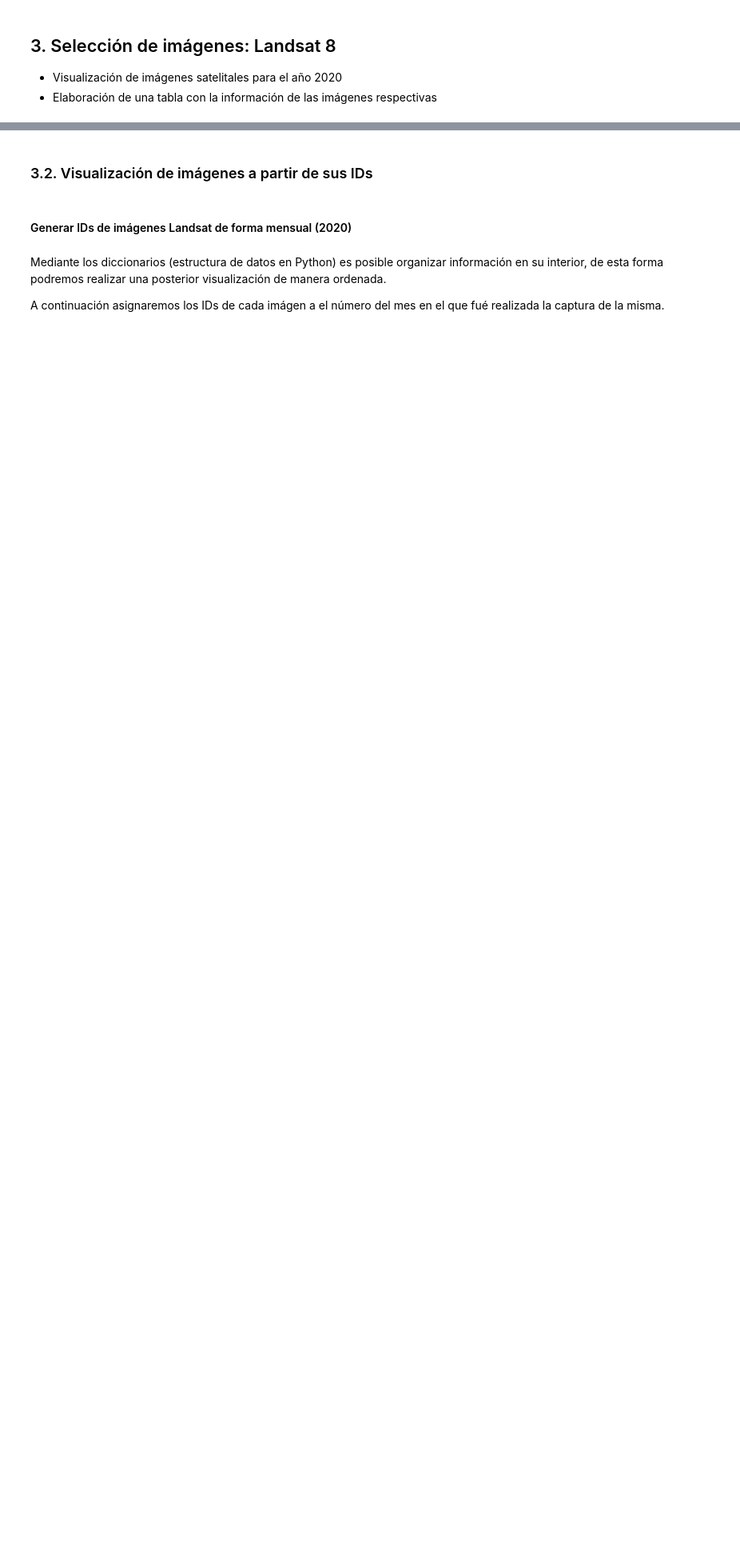
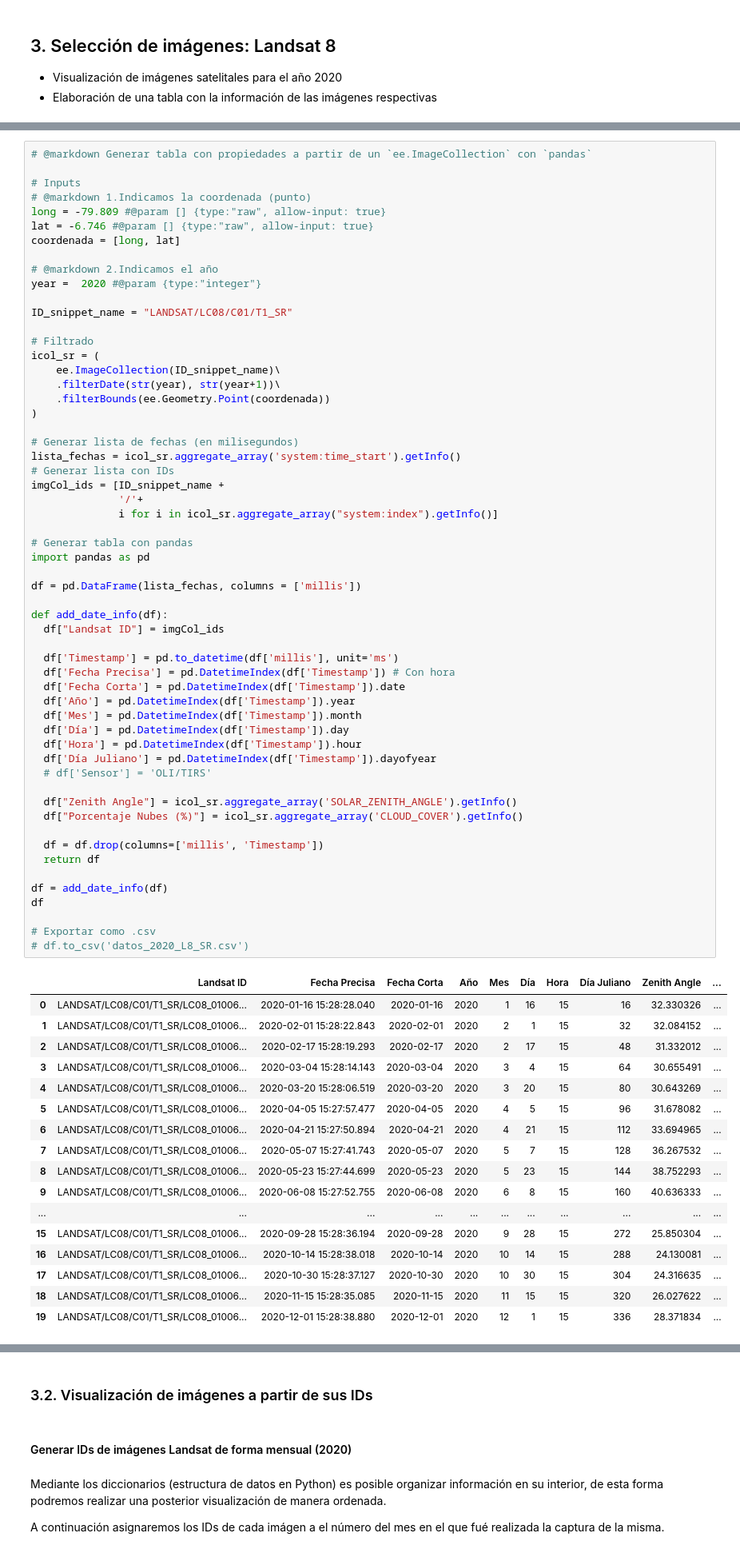
Before and after one commit to vilcagamarracf/Inv_arroz_METRIC, a Jupyter notebook: Inv_Arroz_METRIC.ipynb, the cells around one changed output, grey strips where cells are left out. Shown at 80% size. Drawn from its saved outputs; the diff is of its cells as text; blank space fills up the shorter version.

```diff
--- a/Inv_Arroz_METRIC.ipynb
+++ b/Inv_Arroz_METRIC.ipynb
@@ -519,0 +508,75 @@ Fecha: 2020-04-21 15:27:50
+# %%
+# @markdown Generar tabla con propiedades a partir de un `ee.ImageCollection` con `pandas`
+
+# Inputs
+# @markdown 1.Indicamos la coordenada (punto)
+long = -79.809 #@param [] {type:"raw", allow-input: true}
+lat = -6.746 #@param [] {type:"raw", allow-input: true}
+coordenada = [long, lat]
+
+# @markdown 2.Indicamos el año
+year =  2020 #@param {type:"integer"}
+
+ID_snippet_name = "LANDSAT/LC08/C01/T1_SR"
+
+# Filtrado
+icol_sr = (
+    ee.ImageCollection(ID_snippet_name)\
+    .filterDate(str(year), str(year+1))\
+    .filterBounds(ee.Geometry.Point(coordenada))
+)
+
+# Generar lista de fechas (en milisegundos)
+lista_fechas = icol_sr.aggregate_array('system:time_start').getInfo()
+# Generar lista con IDs
+imgCol_ids = [ID_snippet_name +
+              '/'+
+              i for i in icol_sr.aggregate_array("system:index").getInfo()]
+
+# Generar tabla con pandas
+import pandas as pd
+
+df = pd.DataFrame(lista_fechas, columns = ['millis'])
+
+def add_date_info(df):
+  df["Landsat ID"] = imgCol_ids
+
+  df['Timestamp'] = pd.to_datetime(df['millis'], unit='ms')
+  df['Fecha Precisa'] = pd.DatetimeIndex(df['Timestamp']) # Con hora
+  df['Fecha Corta'] = pd.DatetimeIndex(df['Timestamp']).date
+  df['Año'] = pd.DatetimeIndex(df['Timestamp']).year
+  df['Mes'] = pd.DatetimeIndex(df['Timestamp']).month
+  df['Día'] = pd.DatetimeIndex(df['Timestamp']).day
+  df['Hora'] = pd.DatetimeIndex(df['Timestamp']).hour
+  df['Día Juliano'] = pd.DatetimeIndex(df['Timestamp']).dayofyear
+  # df['Sensor'] = 'OLI/TIRS'
+
+  df["Zenith Angle"] = icol_sr.aggregate_array('SOLAR_ZENITH_ANGLE').getInfo()
+  df["Porcentaje Nubes (%)"] = icol_sr.aggregate_array('CLOUD_COVER').getInfo()
+
+  df = df.drop(columns=['millis', 'Timestamp'])
+  return df
+
+df = add_date_info(df)
+df
+
+# Exportar como .csv
+# df.to_csv('datos_2020_L8_SR.csv')
+# %% [output]
+|  | Landsat ID | Fecha Precisa | Fecha Corta | Año | Mes | Día | Hora | Día Juliano | Zenith Angle | ... |
+| 0 | LANDSAT/LC08/C01/T1_SR/LC08_01006... | 2020-01-16 15:28:28.040 | 2020-01-16 | 2020 | 1 | 16 | 15 | 16 | 32.330326 | ... |
+| 1 | LANDSAT/LC08/C01/T1_SR/LC08_01006... | 2020-02-01 15:28:22.843 | 2020-02-01 | 2020 | 2 | 1 | 15 | 32 | 32.084152 | ... |
+| 2 | LANDSAT/LC08/C01/T1_SR/LC08_01006... | 2020-02-17 15:28:19.293 | 2020-02-17 | 2020 | 2 | 17 | 15 | 48 | 31.332012 | ... |
+| 3 | LANDSAT/LC08/C01/T1_SR/LC08_01006... | 2020-03-04 15:28:14.143 | 2020-03-04 | 2020 | 3 | 4 | 15 | 64 | 30.655491 | ... |
+| 4 | LANDSAT/LC08/C01/T1_SR/LC08_01006... | 2020-03-20 15:28:06.519 | 2020-03-20 | 2020 | 3 | 20 | 15 | 80 | 30.643269 | ... |
+| 5 | LANDSAT/LC08/C01/T1_SR/LC08_01006... | 2020-04-05 15:27:57.477 | 2020-04-05 | 2020 | 4 | 5 | 15 | 96 | 31.678082 | ... |
+| 6 | LANDSAT/LC08/C01/T1_SR/LC08_01006... | 2020-04-21 15:27:50.894 | 2020-04-21 | 2020 | 4 | 21 | 15 | 112 | 33.694965 | ... |
+| 7 | LANDSAT/LC08/C01/T1_SR/LC08_01006... | 2020-05-07 15:27:41.743 | 2020-05-07 | 2020 | 5 | 7 | 15 | 128 | 36.267532 | ... |
+| 8 | LANDSAT/LC08/C01/T1_SR/LC08_01006... | 2020-05-23 15:27:44.699 | 2020-05-23 | 2020 | 5 | 23 | 15 | 144 | 38.752293 | ... |
+| 9 | LANDSAT/LC08/C01/T1_SR/LC08_01006... | 2020-06-08 15:27:52.755 | 2020-06-08 | 2020 | 6 | 8 | 15 | 160 | 40.636333 | ... |
+| ... | ... | ... | ... | ... | ... | ... | ... | ... | ... | ... |
+| 15 | LANDSAT/LC08/C01/T1_SR/LC08_01006... | 2020-09-28 15:28:36.194 | 2020-09-28 | 2020 | 9 | 28 | 15 | 272 | 25.850304 | ... |
+| 16 | LANDSAT/LC08/C01/T1_SR/LC08_01006... | 2020-10-14 15:28:38.018 | 2020-10-14 | 2020 | 10 | 14 | 15 | 288 | 24.130081 | ... |
+| 17 | LANDSAT/LC08/C01/T1_SR/LC08_01006... | 2020-10-30 15:28:37.127 | 2020-10-30 | 2020 | 10 | 30 | 15 | 304 | 24.316635 | ... |
+| 18 | LANDSAT/LC08/C01/T1_SR/LC08_01006... | 2020-11-15 15:28:35.085 | 2020-11-15 | 2020 | 11 | 15 | 15 | 320 | 26.027622 | ... |
+| 19 | LANDSAT/LC08/C01/T1_SR/LC08_01006... | 2020-12-01 15:28:38.880 | 2020-12-01 | 2020 | 12 | 1 | 15 | 336 | 28.371834 | ... |
```
Also changed, not shown: parts of 13 cells of this notebook.
